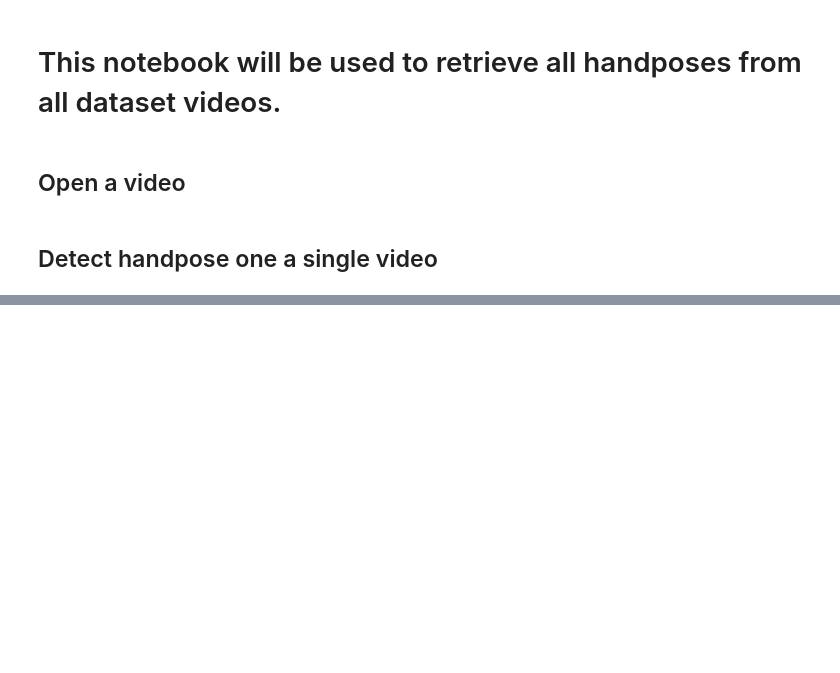
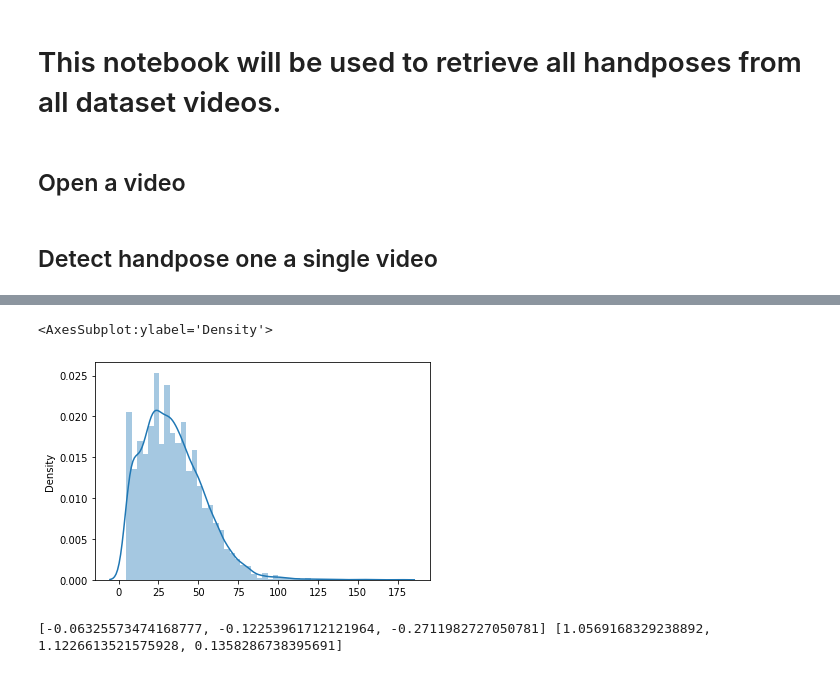
Before and after one commit to Tarysa/Sign-Language-Recognition, a Jupyter notebook: Handpose from video.ipynb, the cells around one changed output, grey strips where cells are left out. Drawn from its saved outputs; the diff is of its cells as text; code cells hidden in the pictures; blank space fills up the shorter version.

```diff
--- a/Handpose from video.ipynb
+++ b/Handpose from video.ipynb
@@ -155,0 +270,4 @@ KeyboardInterrupt:
+# %%
+keys_dict = list(hands_tracked.keys())
+# %%
+cleaned_hands_tracked = { keys_dict[id_key] : hands_tracked[keys_dict[id_key]] for id_key in np.where(len_sequence_video_detected >= 5)[0]}
@@ -155,0 +278,6 @@ KeyboardInterrupt:
+# %%
+len_sequence_video_detected = np.array([len(seq) for seq in cleaned_hands_tracked.values()])
+sns.distplot(len_sequence_video_detected)
+# %% [output]
+<AxesSubplot:ylabel='Density'>
+[figure, added]
@@ -155,0 +297,4 @@ KeyboardInterrupt:
+# %%
+print(min_, max_)
+# %% [output]
+[-0.06325573474168777, -0.12253961712121964, -0.2711982727050781] [1.0569168329238892, 1.1226613521575928, 0.1358286738395691]
```
Also changed, not shown: parts of 49 cells of this notebook, 4 other files.
